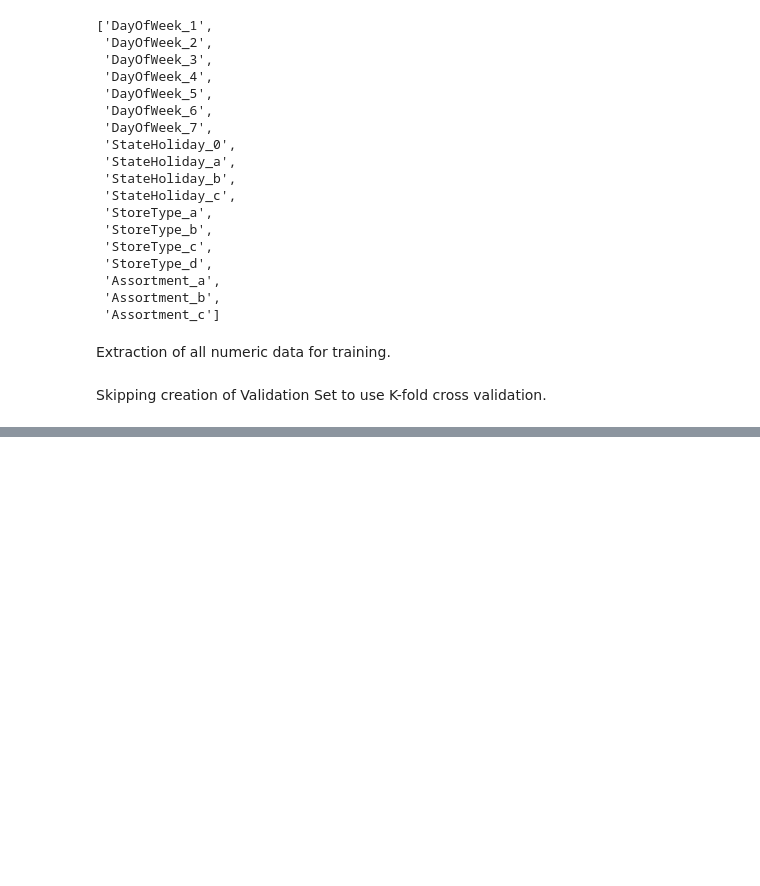
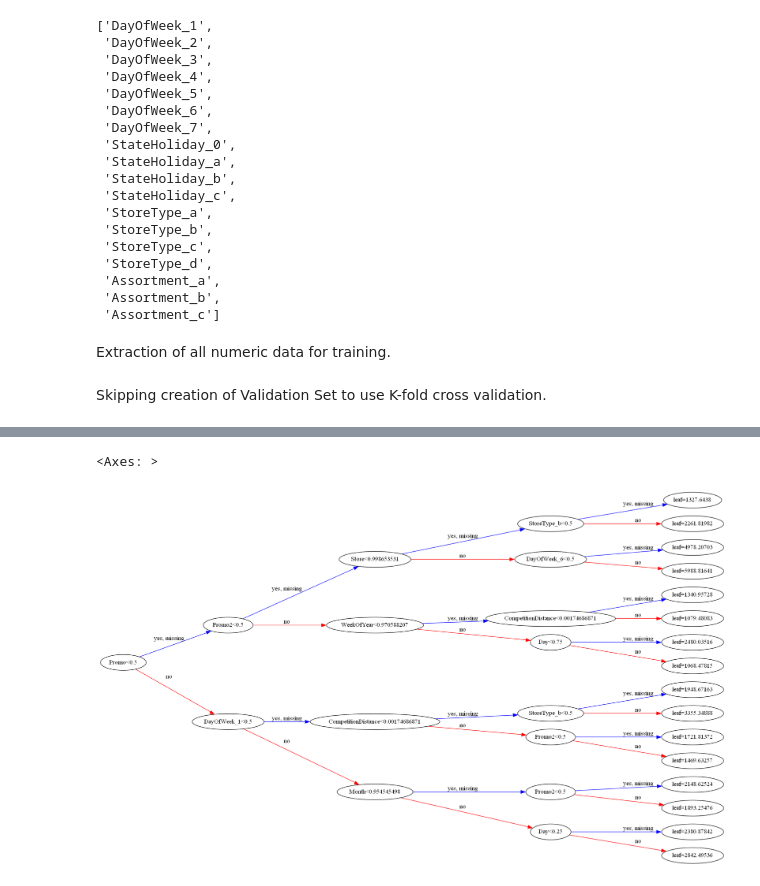
Before and after one commit to ayushzoc/rossmanstoresales, a Jupyter notebook: rossmanstoresalescomp.ipynb, the cells around one changed output, grey strips where cells are left out. Drawn from its saved outputs; the diff is of its cells as text; code cells hidden in the pictures; blank space fills up the shorter version.

```diff
--- a/rossmanstoresalescomp.ipynb
+++ b/rossmanstoresalescomp.ipynb
@@ -500,0 +571,5 @@ Skipping creation of Validation Set to use K-fold cross validation.
+# %%
+plot_tree(model, rankdir = 'LR', num_trees = 1)
+# %% [output]
+<Axes: >
+[figure, added]
```
Also changed, not shown: parts of 42 cells of this notebook.
